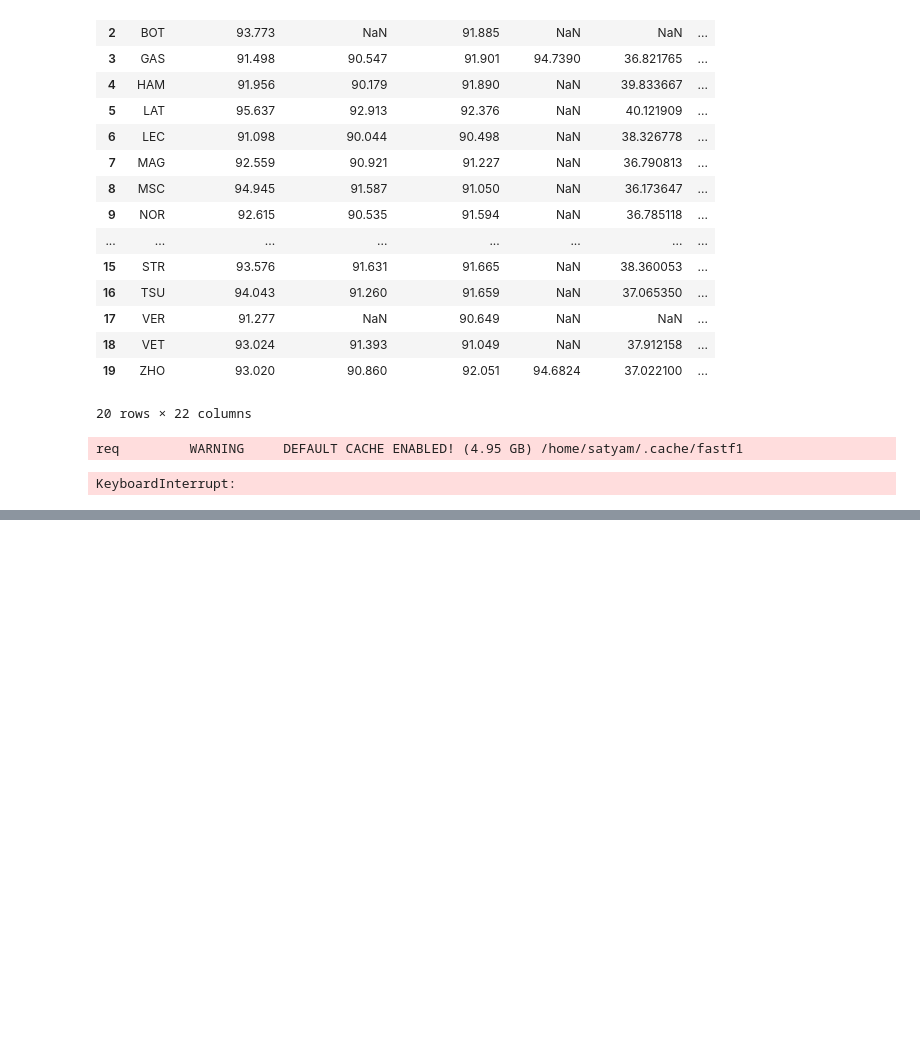
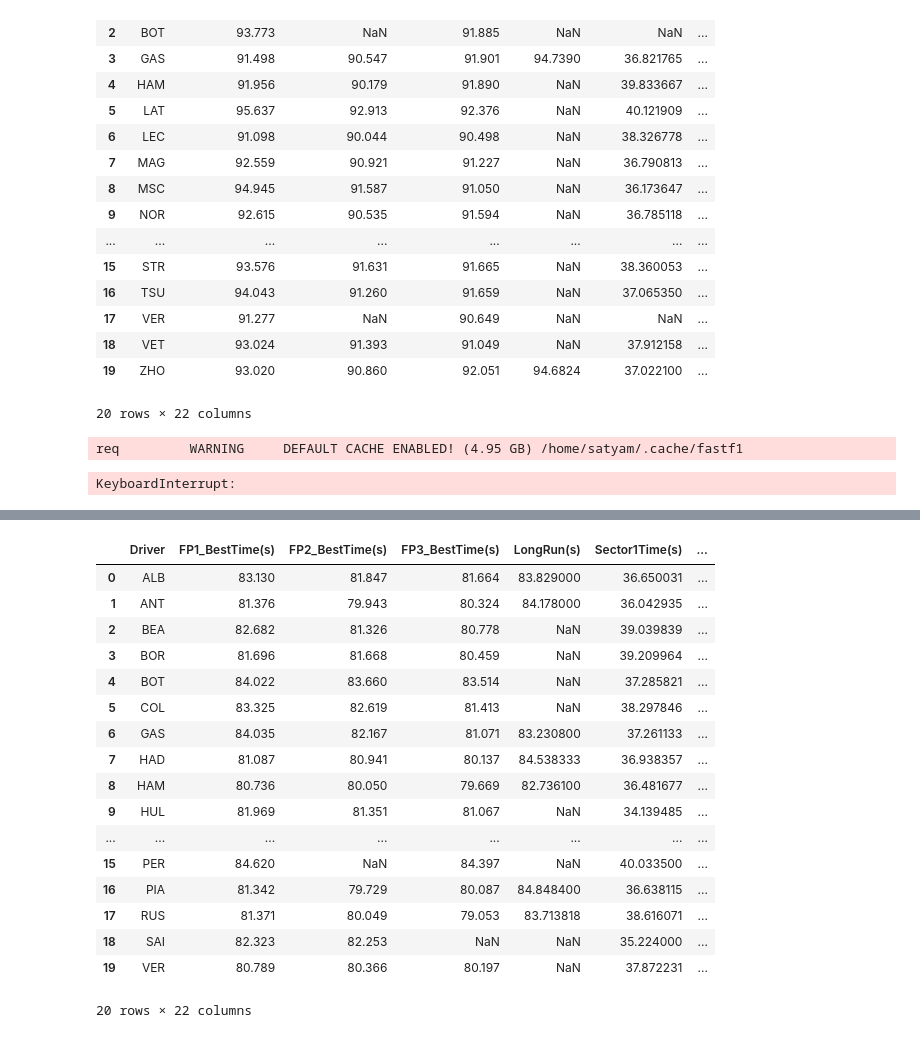
Before and after one commit to SatyamKumar457/F1-2026-Prediction, a Jupyter notebook: DataExtraction.ipynb, the cells around one changed output, grey strips where cells are left out. Cells and saved outputs as stored; diff of their text form; code cells hidden in the pictures; blank space fills up the shorter version.

```diff
--- a/DataExtraction.ipynb
+++ b/DataExtraction.ipynb
@@ -957,0 +1097,21 @@ KeyboardInterrupt:
+# %%
+df
+# %% [output]
+|  | Driver | FP1_BestTime(s) | FP2_BestTime(s) | FP3_BestTime(s) | LongRun(s) | Sector1Time(s) | ... |
+| 0 | ALB | 83.130 | 81.847 | 81.664 | 83.829000 | 36.650031 | ... |
+| 1 | ANT | 81.376 | 79.943 | 80.324 | 84.178000 | 36.042935 | ... |
+| 2 | BEA | 82.682 | 81.326 | 80.778 | NaN | 39.039839 | ... |
+| 3 | BOR | 81.696 | 81.668 | 80.459 | NaN | 39.209964 | ... |
+| 4 | BOT | 84.022 | 83.660 | 83.514 | NaN | 37.285821 | ... |
+| 5 | COL | 83.325 | 82.619 | 81.413 | NaN | 38.297846 | ... |
+| 6 | GAS | 84.035 | 82.167 | 81.071 | 83.230800 | 37.261133 | ... |
+| 7 | HAD | 81.087 | 80.941 | 80.137 | 84.538333 | 36.938357 | ... |
+| 8 | HAM | 80.736 | 80.050 | 79.669 | 82.736100 | 36.481677 | ... |
+| 9 | HUL | 81.969 | 81.351 | 81.067 | NaN | 34.139485 | ... |
+| ... | ... | ... | ... | ... | ... | ... | ... |
+| 15 | PER | 84.620 | NaN | 84.397 | NaN | 40.033500 | ... |
+| 16 | PIA | 81.342 | 79.729 | 80.087 | 84.848400 | 36.638115 | ... |
+| 17 | RUS | 81.371 | 80.049 | 79.053 | 83.713818 | 38.616071 | ... |
+| 18 | SAI | 82.323 | 82.253 | NaN | NaN | 35.224000 | ... |
+| 19 | VER | 80.789 | 80.366 | 80.197 | NaN | 37.872231 | ... |
+20 rows × 22 columns
```
Also changed, not shown: parts of 4 cells of this notebook, 3 other files.
